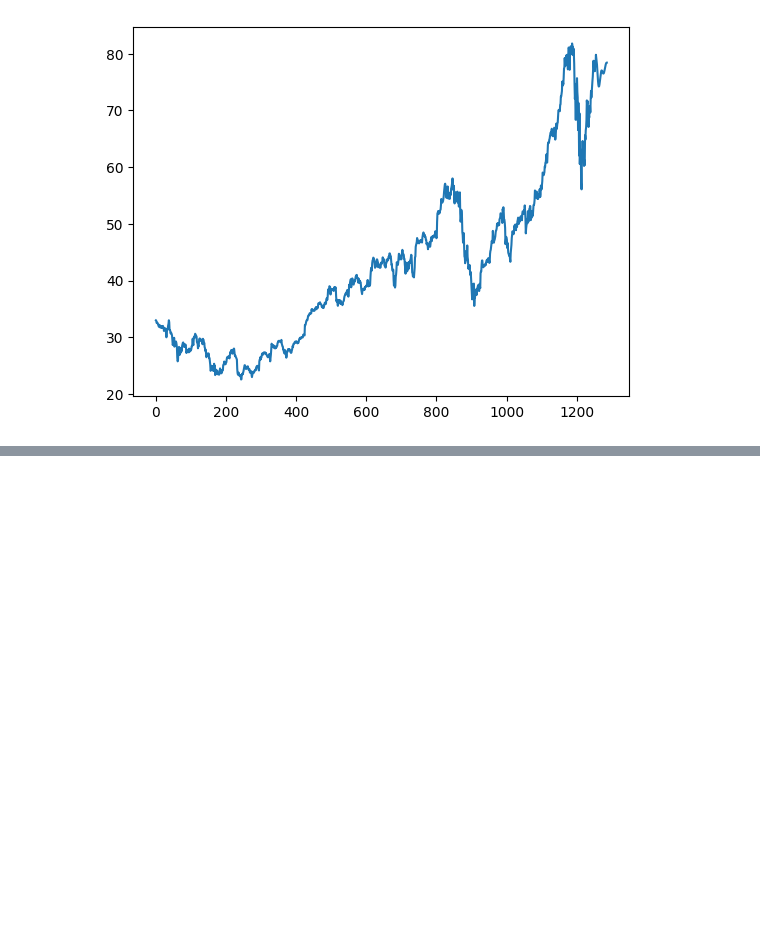
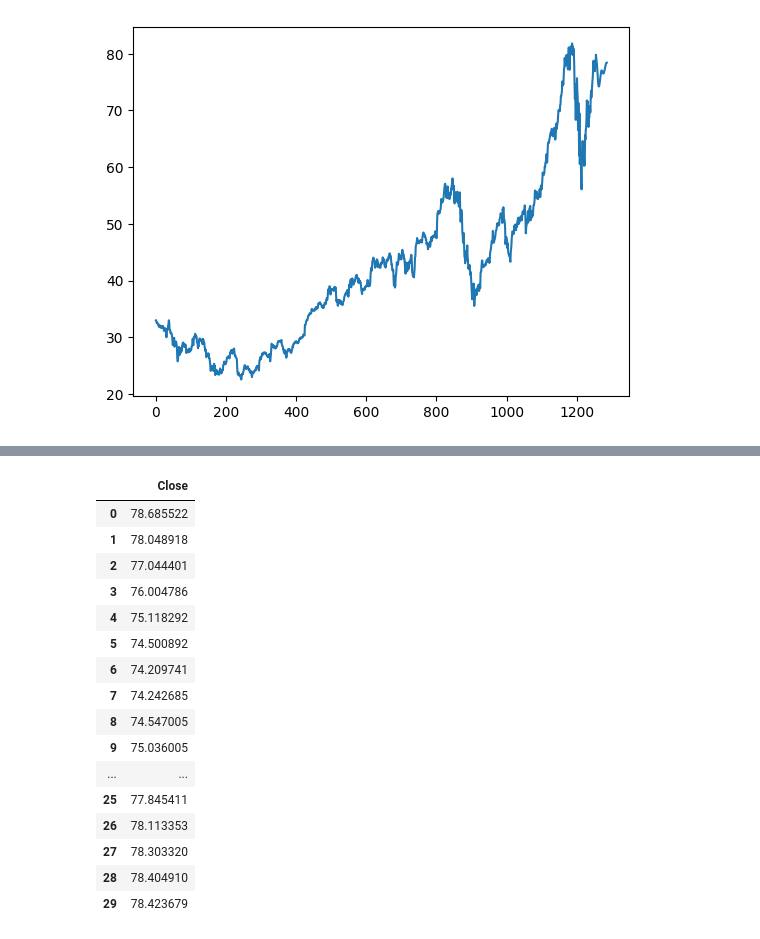
Before and after one commit to Prerana-walvekar/Python, a Jupyter notebook: up_aapl.ipynb, the cells around one changed output, grey strips where cells are left out. Cells and saved outputs as stored; diff of their text form; code cells hidden in the pictures; blank space fills up the shorter version.

```diff
--- a/up_aapl.ipynb
+++ b/up_aapl.ipynb
@@ -351,0 +372,22 @@ plt.plot(df3)
+# %%
+pred = pd.DataFrame(scaler.inverse_transform(lst_output))
+pred.columns = ['Close']
+pred
+# %% [output]
+|  | Close |
+| 0 | 78.685522 |
+| 1 | 78.048918 |
+| 2 | 77.044401 |
+| 3 | 76.004786 |
+| 4 | 75.118292 |
+| 5 | 74.500892 |
+| 6 | 74.209741 |
+| 7 | 74.242685 |
+| 8 | 74.547005 |
+| 9 | 75.036005 |
+| ... | ... |
+| 25 | 77.845411 |
+| 26 | 78.113353 |
+| 27 | 78.303320 |
+| 28 | 78.404910 |
+| 29 | 78.423679 |
```
Also changed, not shown: parts of 5 cells of this notebook.
